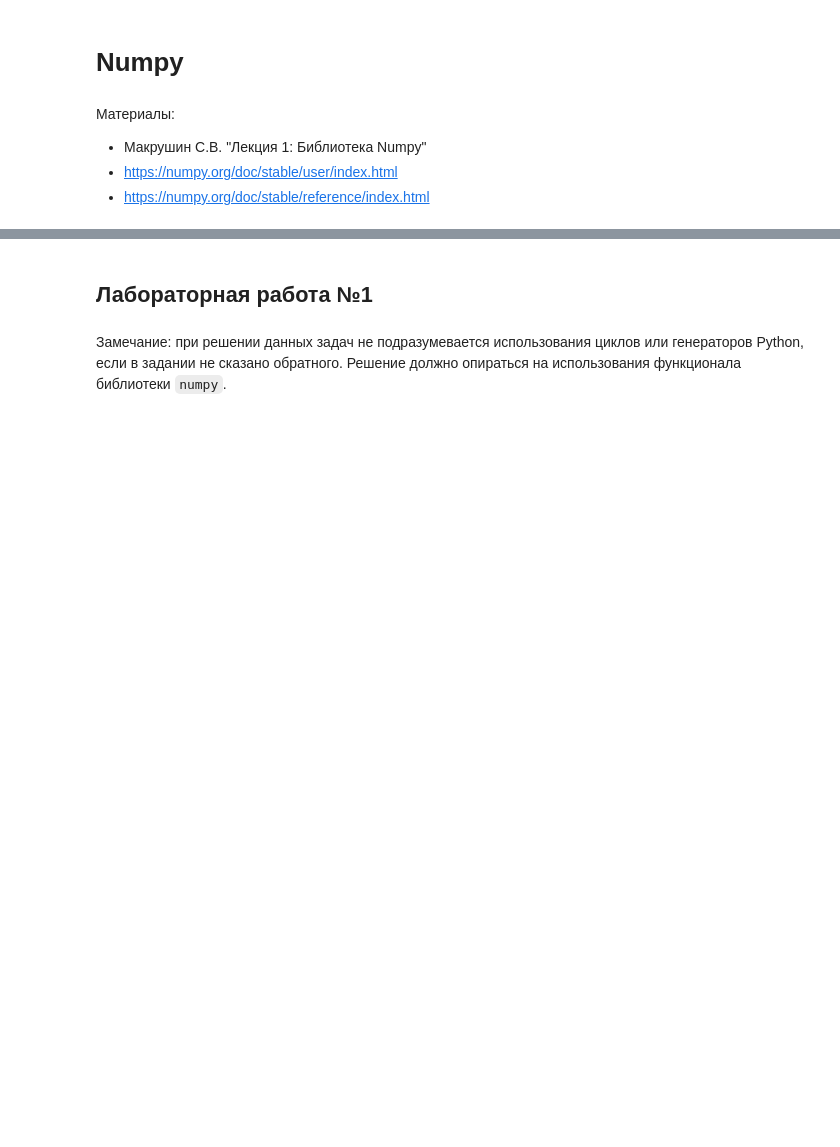
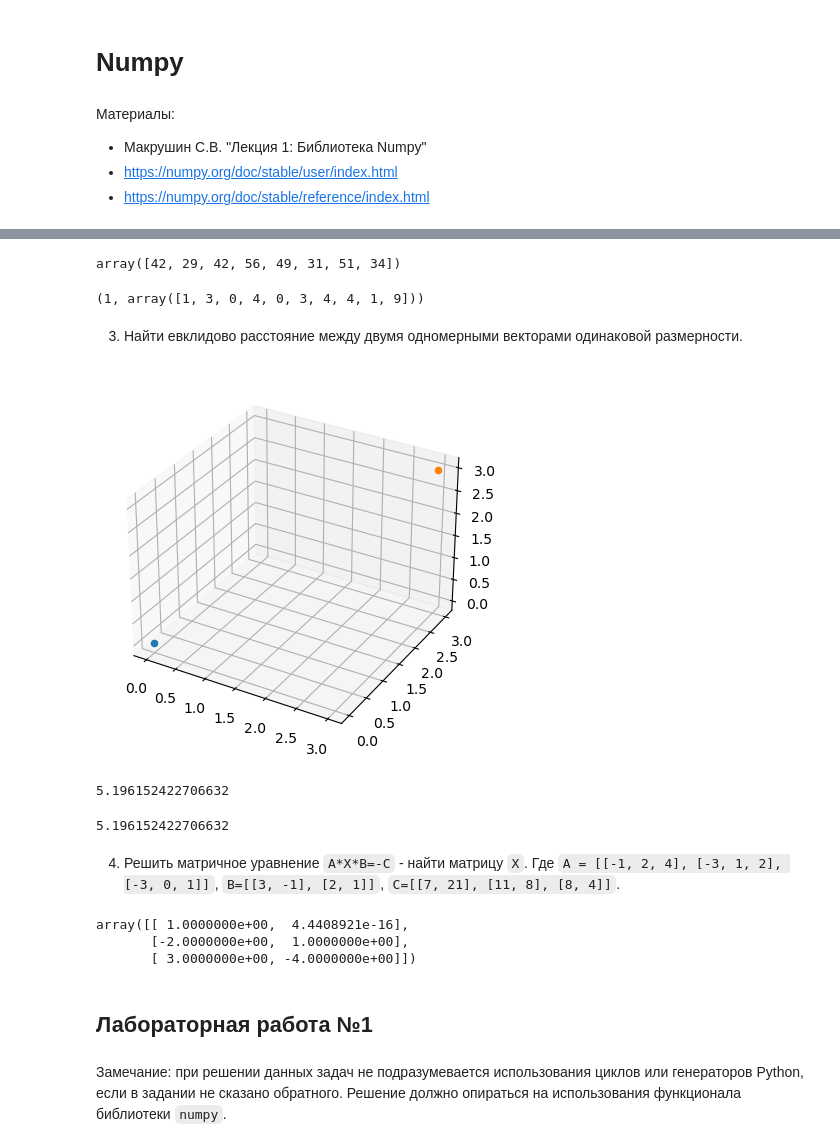
Before and after one commit to marieryabova/finuni_data_processing, a Jupyter notebook: 1 лабораторная работа/01_numpy_ДПИ22-1_Рябова_Мария.ipynb, the cells around one changed output, grey strips where cells are left out. Drawn from its saved outputs; the diff is of its cells as text; code cells hidden in the pictures; blank space fills up the shorter version.

```diff
--- a/1 лабораторная работа/01_numpy_ДПИ22-1_Рябова_Мария.ipynb
+++ b/1 лабораторная работа/01_numpy_ДПИ22-1_Рябова_Мария.ipynb
@@ -8,3 +47,51 @@
+# %%
+a_sum = a.sum(axis=1)
+a_sum
+# %% [output]
+array([42, 29, 42, 56, 49, 31, 51, 34])
+# %%
+ind = np.argmin(a_sum)
+ind, a[ind]
+# %% [output]
+(1, array([1, 3, 0, 4, 0, 3, 4, 4, 1, 9]))
+# %% [markdown]
+3. Найти евклидово расстояние между двумя одномерными векторами одинаковой размерности.
+# %%
+import matplotlib.pyplot as plt
+from mpl_toolkits.mplot3d import Axes3D
+point_1 = np.array((0, 0, 0))
+point_2 = np.array((3, 3, 3))
+fig = plt.figure()
+ax = fig.add_subplot(111, projection = '3d')
+
+ax.scatter(*point_1)
+ax.scatter(*point_2)
+plt.show()
+# %% [output]
+[figure, added]
+# %%
+distance = np.sqrt(np.dot(point_1-point_2, point_1-point_2))
+distance
+# %% [output]
+5.196152422706632
+# %%
+distance = np.linalg.norm(point_1-point_2)
+distance
+# %% [output]
+5.196152422706632
+# %% [markdown]
+4. Решить матричное уравнение `A*X*B=-C` - найти матрицу `X`. Где `A = [[-1, 2, 4], [-3, 1, 2], [-3, 0, 1]]`, `B=[[3, -1], [2, 1]]`, `C=[[7, 21], [11, 8], [8, 4]]`.
+# %%
+a = np.array([[-1, 2, 4], [-3, 1, 2], [-3, 0, 1]])
+b = np.array([[3, -1], [2, 1]])
+c = np.array([[7, 21], [11, 8], [8, 4]])
+b = np.linalg.inv(b)
+b = -c.dot(b)
+np.linalg.solve(a, b)
+# %% [output]
+array([[ 1.0000000e+00,  4.4408921e-16],
+       [-2.0000000e+00,  1.0000000e+00],
+       [ 3.0000000e+00, -4.0000000e+00]])
 # %% [markdown]
 ## Лабораторная работа №1
 # %% [markdown]
```
Also changed, not shown: parts of 6 cells of this notebook.
